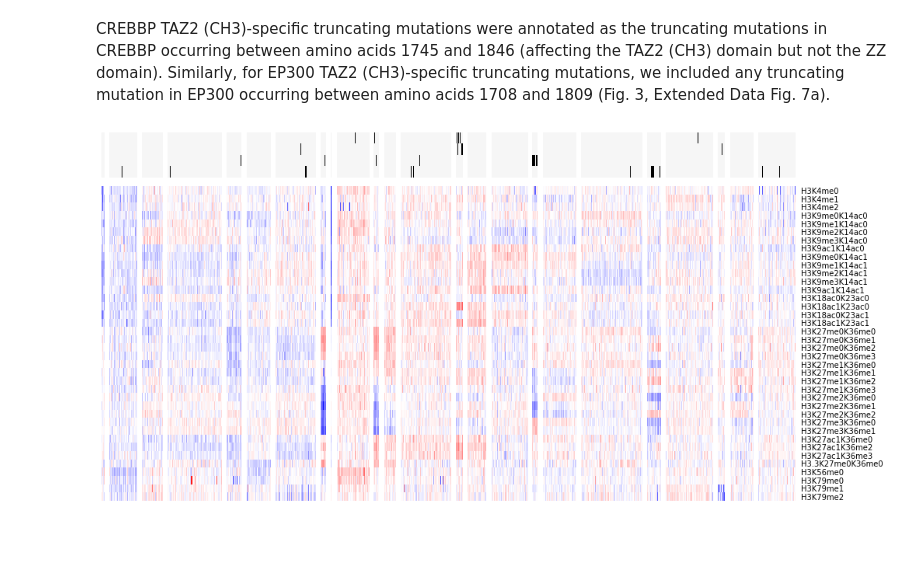
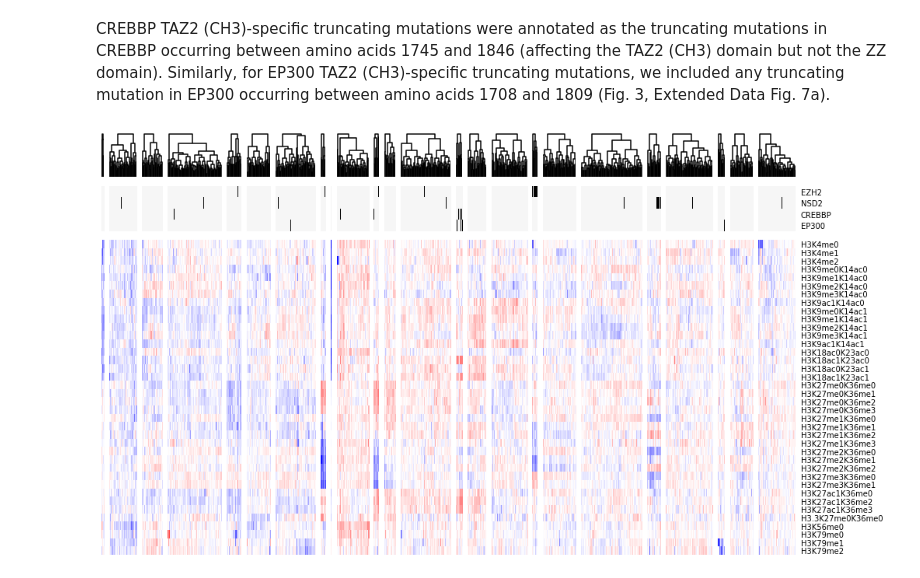
Before and after one commit to kevinhu/ccle-2019-analysis, a Jupyter notebook: notebooks/figure3_chromatin-profiling.ipynb, the cells around one changed output. Drawn from its saved outputs; the diff is of its cells as text; code cells hidden in the pictures; blank space fills up the shorter version.

```diff
--- a/notebooks/figure3_chromatin-profiling.ipynb
+++ b/notebooks/figure3_chromatin-profiling.ipynb
@@ -56,10 +56,10 @@ ep300 = set(ep300["DepMap_ID"])
 # %%
 mut_df = pd.DataFrame(index=chromatin_profiling.index)
 
+mut_df["EZH2"] = hs_muts["EZH2"]
+mut_df["NSD2"] = mut_df.index.map(lambda x: x in nsd2_fused)
 mut_df["CREBBP"] = mut_df.index.map(lambda x: x in crebbp)
 mut_df["EP300"] = mut_df.index.map(lambda x: x in ep300)
-mut_df["EZH2"] = hs_muts["EZH2"]
-mut_df["NSD2_fused"] = mut_df.index.map(lambda x: x in nsd2_fused)
 
 mut_df = mut_df.astype(int)
 # %%
@@ -93,42 +93,58 @@ gs = mpl.gridspec.GridSpec(8,total_lines+spacing*(n_clusters-1))
 
 for cluster_idx, cluster in enumerate(cluster_splits):
 
+    muts = cluster_muts[cluster_idx]
     indent = spacing*cluster_idx
+
+    if len(cluster.index) > 1:
+
+        ax = fig.add_subplot(gs[0,cumulative_lengths[cluster_idx]+indent:cumulative_lengths[cluster_idx+1]+indent])
+        ax.axis("off")
+
+        linkage = hc.linkage(cluster, method='ward')
+        leaf_order = hc.dendrogram(linkage,
+                                   ax=ax,
+                  color_threshold=0,
+                  link_color_func=lambda k: "black")["leaves"]
+        ordered_lines = np.array(cluster.index)[leaf_order]
+        cluster = cluster.loc[ordered_lines]
+        muts = muts.loc[ordered_lines]
+
 
     ax = fig.add_subplot(gs[2:,cumulative_lengths[cluster_idx]+indent:cumulative_lengths[cluster_idx+1]+indent])
 
     ax.imshow(cluster.T,aspect="auto",vmin=-8,vmax=8,cmap="bwr")
-
     plt.box(False)
 
     if cluster_idx == n_clusters-1:
         ax.set_xticklabels([])
         ax.set_yticks(list(range(len(chromatin_align.columns))))
         ax.set_yticklabels(chromatin_align.columns)
 
         ax.xaxis.set_ticks_position('none')
 
         ax.yaxis.tick_right()
         ax.yaxis.set_ticks_position('none')
 
     else:
         plt.axis('off')
 
     ax = fig.add_subplot(gs[1,cumulative_lengths[cluster_idx]+indent:cumulative_lengths[cluster_idx+1]+indent])
 
-    ax.imshow(cluster_muts[cluster_idx].T, aspect="auto",cmap=mpl.colors.ListedColormap(["#f6f6f6","black"]))
+    ax.imshow(muts.T, aspect="auto",cmap=mpl.colors.ListedColormap(["#f6f6f6","black"]))
+    plt.box(False)
 
     if cluster_idx == n_clusters-1:
         ax.set_xticklabels([])
         ax.set_yticks(list(range(4)))
-        ax.set_yticklabels()
+        ax.set_yticklabels(mut_df.columns)
 
         ax.xaxis.set_ticks_position('none')
 
         ax.yaxis.tick_right()
         ax.yaxis.set_ticks_position('none')
 
     else:
         plt.axis('off')
 # %% [output]
-[figure, old version]
+[figure, new version]
```
Also changed, not shown: parts of 1 cell of this notebook.
